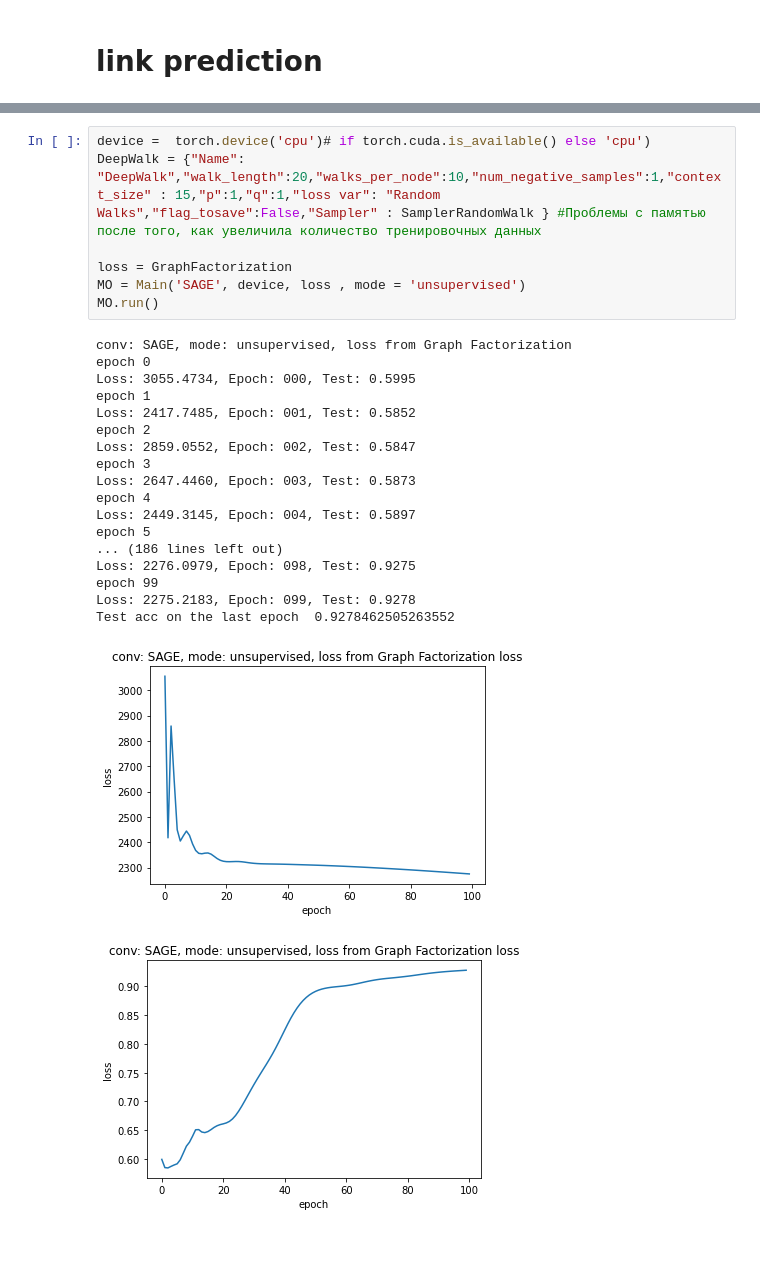
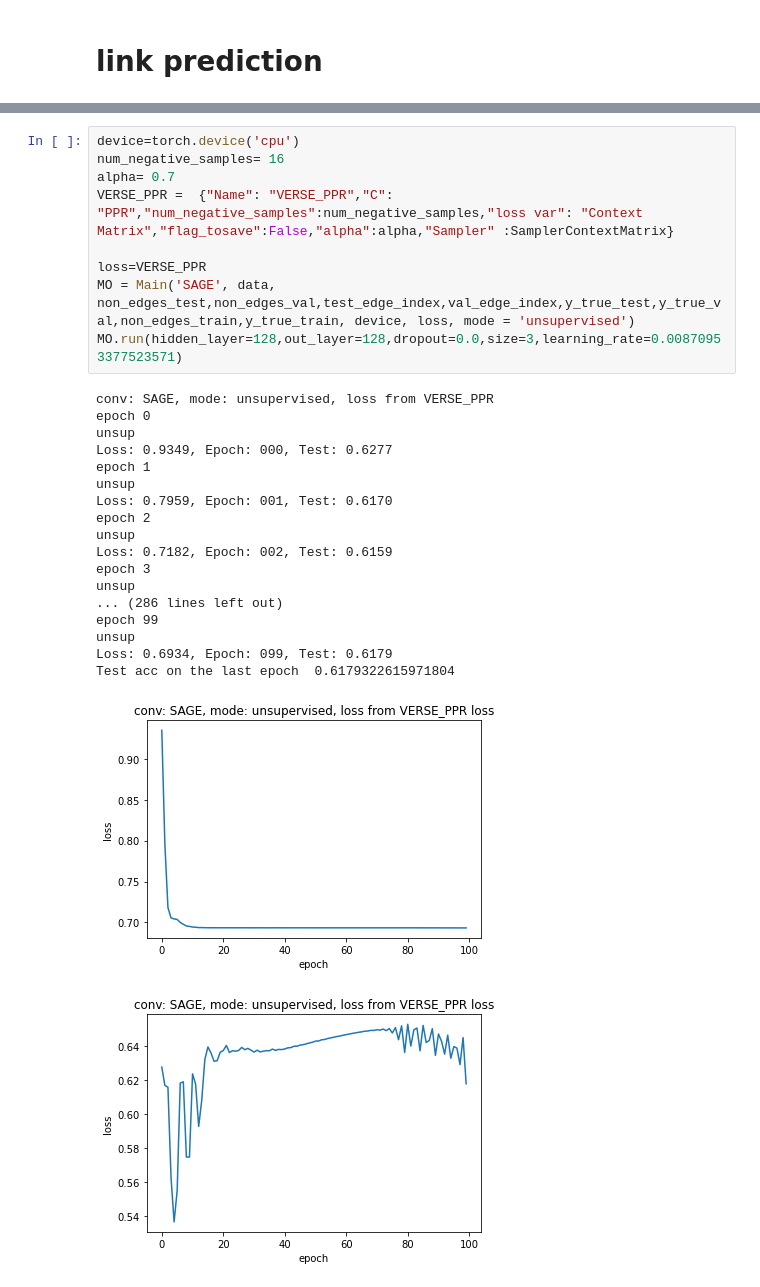
Before and after one commit to anpolol/MasterDegree, a Jupyter notebook: Code/LinkPrediction.ipynb, the cells around one changed output, grey strips where cells are left out. Saved outputs shown, nothing was run; the diff lists cells and outputs as text; blank space fills up the shorter version.

```diff
--- a/Code/LinkPrediction.ipynb
+++ b/Code/LinkPrediction.ipynb
@@ -364,27 +455,29 @@ Best trial:
-# %%
-device =  torch.device('cpu')# if torch.cuda.is_available() else 'cpu')
-DeepWalk = {"Name": "DeepWalk","walk_length":20,"walks_per_node":10,"num_negative_samples":1,"context_size" : 15,"p":1,"q":1,"loss var": "Random Walks","flag_tosave":False,"Sampler" : SamplerRandomWalk } #Проблемы с памятью после того, как увеличила количество тренировочных данных
-
-loss = GraphFactorization
-MO = Main('SAGE', device, loss , mode = 'unsupervised')
-MO.run()
-# %% [output]
-conv: SAGE, mode: unsupervised, loss from Graph Factorization
-epoch 0
-Loss: 3055.4734, Epoch: 000, Test: 0.5995
-epoch 1
-Loss: 2417.7485, Epoch: 001, Test: 0.5852
-epoch 2
-Loss: 2859.0552, Epoch: 002, Test: 0.5847
-epoch 3
-Loss: 2647.4460, Epoch: 003, Test: 0.5873
-epoch 4
-Loss: 2449.3145, Epoch: 004, Test: 0.5897
-epoch 5
-... (186 lines left out)
-Loss: 2276.0979, Epoch: 098, Test: 0.9275
-epoch 99
-Loss: 2275.2183, Epoch: 099, Test: 0.9278
-Test acc on the last epoch  0.9278462505263552
-[figure, removed]
-[figure, removed]
+# %%
+device=torch.device('cpu')
+num_negative_samples= 16
+alpha= 0.7
+VERSE_PPR =  {"Name": "VERSE_PPR","C": "PPR","num_negative_samples":num_negative_samples,"loss var": "Context Matrix","flag_tosave":False,"alpha":alpha,"Sampler" :SamplerContextMatrix}
+
+loss=VERSE_PPR
+MO = Main('SAGE', data, non_edges_test,non_edges_val,test_edge_index,val_edge_index,y_true_test,y_true_val,non_edges_train,y_true_train, device, loss, mode = 'unsupervised')
+MO.run(hidden_layer=128,out_layer=128,dropout=0.0,size=3,learning_rate=0.00870953377523571)
+# %% [output]
+conv: SAGE, mode: unsupervised, loss from VERSE_PPR
+epoch 0
+unsup
+Loss: 0.9349, Epoch: 000, Test: 0.6277
+epoch 1
+unsup
+Loss: 0.7959, Epoch: 001, Test: 0.6170
+epoch 2
+unsup
+Loss: 0.7182, Epoch: 002, Test: 0.6159
+epoch 3
+unsup
+... (286 lines left out)
+epoch 99
+unsup
+Loss: 0.6934, Epoch: 099, Test: 0.6179
+Test acc on the last epoch  0.6179322615971804
+[figure, added]
+[figure, added]
```
Also changed, not shown: parts of 10 cells of this notebook.
